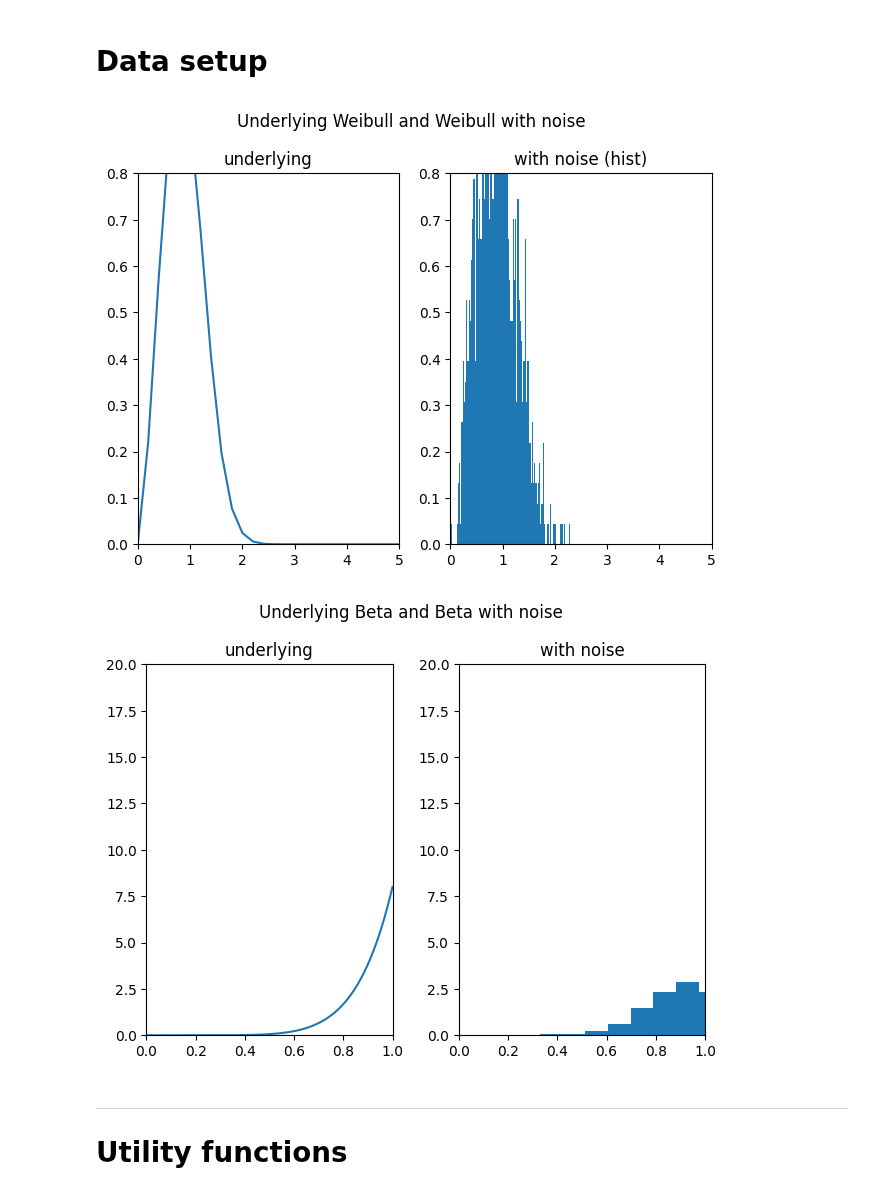
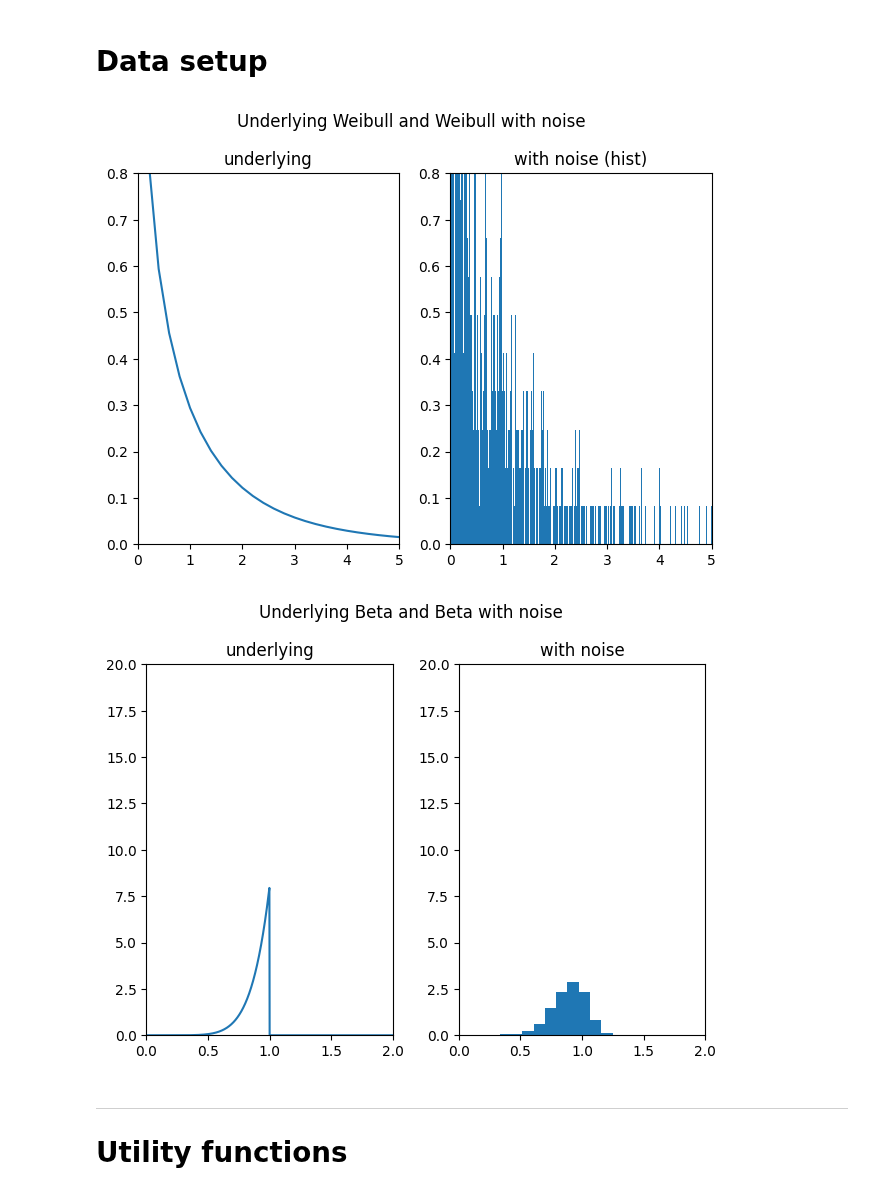
Before and after one commit to nayefahmad/ml-notes, a Jupyter notebook: 2023-05-02-pytorch-distribution-fitting.ipynb, the cells around one changed output. Drawn from its saved outputs; the diff is of its cells as text; code cells hidden in the pictures.

```diff
--- a/2023-05-02-pytorch-distribution-fitting.ipynb
+++ b/2023-05-02-pytorch-distribution-fitting.ipynb
@@ -29,38 +29,38 @@ import matplotlib.pyplot as plt
 np.random.seed(2023)
 
 n = 1000
-shape = 2.5
+shape = .8
 scale = 1
 # %%
 #generate points for weibull, set location parameter to 0 - this is 2-parameter because loc is 0
 weibull_data = weibull_min.rvs(c=shape, scale=scale, loc=0, size=n)
 
 #add noise, mean = 0, sd = 0.1 for the same sample size
 noise = np.random.normal(0, 0.1, n)
 weibull_data = weibull_data + noise
 #all positive data
 weibull_data = np.abs(weibull_data) + 1e-4
 
 #generate the x values to be used for generating the pdf
 curve_x = np.linspace(0, 200, 1000)
 #generate the pdf with the same parameters that were used for generating the data
 weibull_pdf = weibull_min.pdf(curve_x, shape, scale=scale)
 
 title='Underlying Weibull and Weibull with noise'
 subs = ['underlying', 'with noise (hist)']
 fig, ax = plt.subplots(1, 2)
 ax[0].plot(curve_x, weibull_pdf)
-ax[1].hist(weibull_data, bins=100, density=True)
+ax[1].hist(weibull_data, bins=1000, density=True)
 
 for idx in range(2):
     ax[idx].set_xlim(0, 5)
     ax[idx].set_ylim(0, .80)
     ax[idx].set_title(subs[idx])
 plt.suptitle(title)
 fig.tight_layout()
 fig.show()
 # %% [output]
-[figure, old version]
+[figure, new version]
 # %%
 #generate non-weibull data, following beta distribution
 beta_data = beta.rvs(a=8, b=1, size=n)
@@ -70,7 +70,7 @@ beta_data = beta_data + noise
 beta_data = np.abs(beta_data)
 
 #generate the pdf with the same parameters that were used for generating the data
-curve_x = np.linspace(0, 1, 1000)
+curve_x = np.linspace(0, 2, 1000)
 beta_pdf = beta.pdf(curve_x, a=8, b=1)
 
 title='Underlying Beta and Beta with noise'
@@ -80,14 +80,14 @@ ax[0].plot(curve_x, beta_pdf)
 ax[1].hist(beta_data, density=True)
 
 for idx in range(2):
-    ax[idx].set_xlim(0, 1.0)
+    ax[idx].set_xlim(0, 2.0)
     ax[idx].set_ylim(0, 20.0)
     ax[idx].set_title(subs[idx])
 plt.suptitle(title)
 fig.tight_layout()
 fig.show()
 # %% [output]
-[figure, old version]
+[figure, new version]
 # %% [markdown]
 ****
 # Utility functions
```
Also changed, not shown: parts of 6 cells of this notebook.
